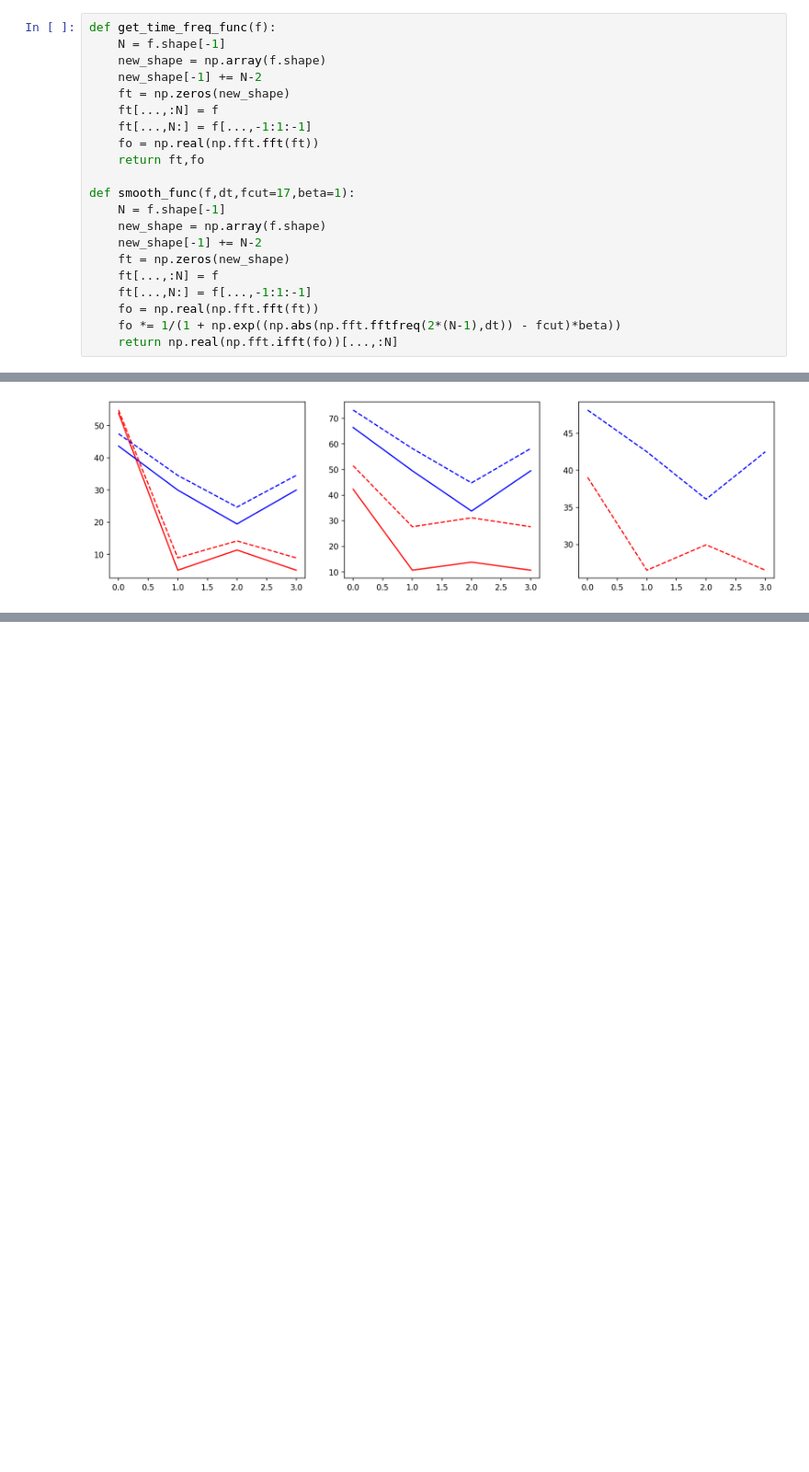
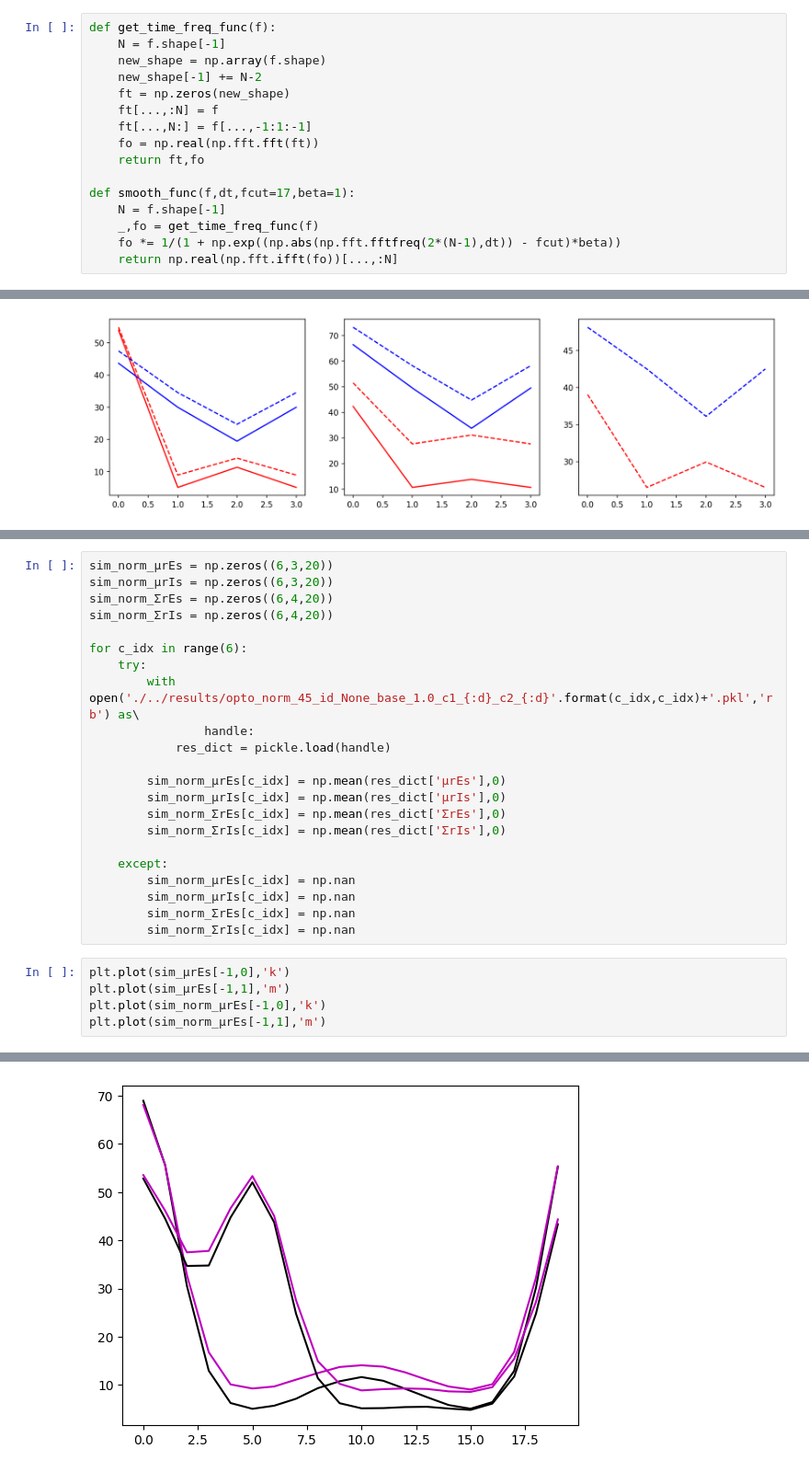
Before and after one commit to AddingAddict/ToroidalNetworks, a Jupyter notebook: sparse_weights/notebooks/linear_resp.ipynb, the cells around one changed output, grey strips where cells are left out. Shown at 92% size. Cells and saved outputs as stored; diff of their text form; blank space fills up the shorter version.

```diff
--- a/sparse_weights/notebooks/linear_resp.ipynb
+++ b/sparse_weights/notebooks/linear_resp.ipynb
@@ -313,11 +227,6 @@ def get_time_freq_func(f):
 
 def smooth_func(f,dt,fcut=17,beta=1):
     N = f.shape[-1]
-    new_shape = np.array(f.shape)
-    new_shape[-1] += N-2
-    ft = np.zeros(new_shape)
-    ft[...,:N] = f
-    ft[...,N:] = f[...,-1:1:-1]
-    fo = np.real(np.fft.fft(ft))
+    _,fo = get_time_freq_func(f)
     fo *= 1/(1 + np.exp((np.abs(np.fft.fftfreq(2*(N-1),dt)) - fcut)*beta))
     return np.real(np.fft.ifft(fo))[...,:N]
@@ -2840,0 +2761,28 @@ axs[2].plot(np.sqrt(diff_full_ring_res_dict['Cdrs'][:,1,-1]-diff_full_ring_res_d
+# %%
+sim_norm_μrEs = np.zeros((6,3,20))
+sim_norm_μrIs = np.zeros((6,3,20))
+sim_norm_ΣrEs = np.zeros((6,4,20))
+sim_norm_ΣrIs = np.zeros((6,4,20))
+
+for c_idx in range(6):
+    try:
+        with open('./../results/opto_norm_45_id_None_base_1.0_c1_{:d}_c2_{:d}'.format(c_idx,c_idx)+'.pkl','rb') as\
+                handle:
+            res_dict = pickle.load(handle)
+
+        sim_norm_μrEs[c_idx] = np.mean(res_dict['μrEs'],0)
+        sim_norm_μrIs[c_idx] = np.mean(res_dict['μrIs'],0)
+        sim_norm_ΣrEs[c_idx] = np.mean(res_dict['ΣrEs'],0)
+        sim_norm_ΣrIs[c_idx] = np.mean(res_dict['ΣrIs'],0)
+
+    except:
+        sim_norm_μrEs[c_idx] = np.nan
+        sim_norm_μrIs[c_idx] = np.nan
+        sim_norm_ΣrEs[c_idx] = np.nan
+        sim_norm_ΣrIs[c_idx] = np.nan
+# %%
+plt.plot(sim_μrEs[-1,0],'k')
+plt.plot(sim_μrEs[-1,1],'m')
+plt.plot(sim_norm_μrEs[-1,0],'k')
+plt.plot(sim_norm_μrEs[-1,1],'m')
+# %% [output]
@@ -2840,0 +2790 @@ axs[2].plot(np.sqrt(diff_full_ring_res_dict['Cdrs'][:,1,-1]-diff_full_ring_res_d
+[figure, added]
```
Also changed, not shown: parts of 34 cells of this notebook, 1 other file.
